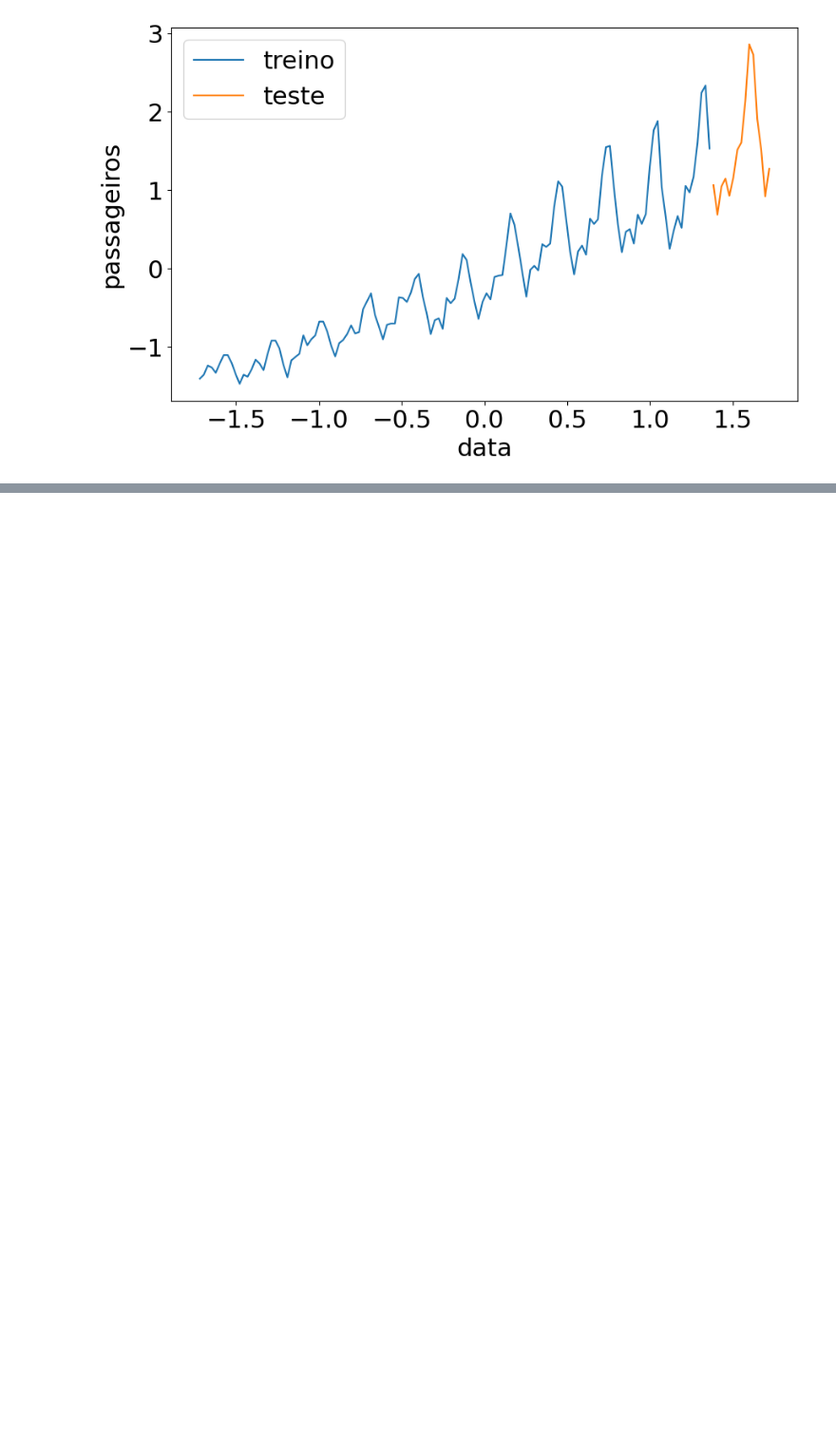
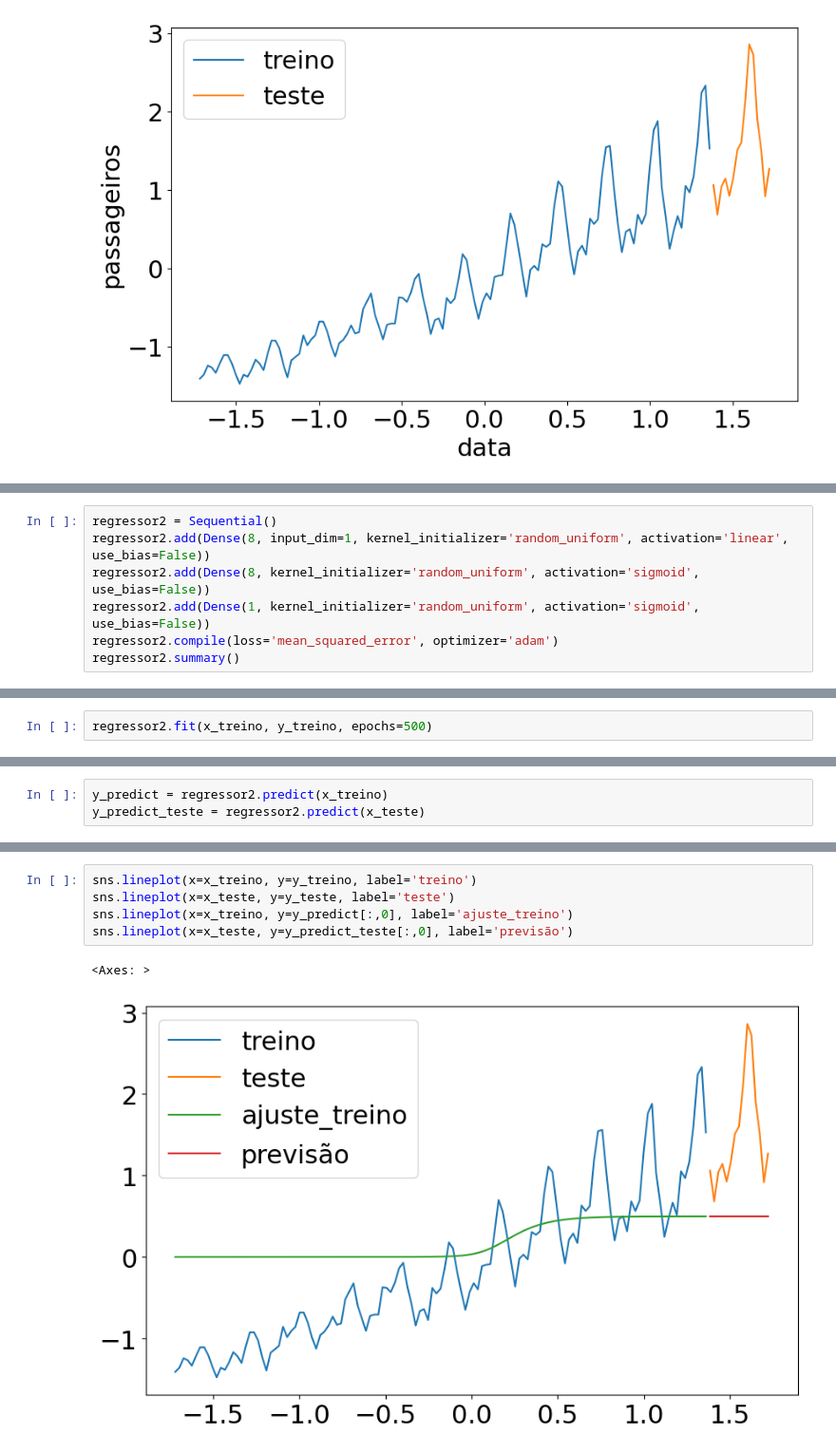
Before and after one commit to C3P0gan/Tutorials, a Jupyter notebook: Alura/Formacao_Machine_Learning_Avancada/Deep_Learning_Previsao_com_Keras/previsao.ipynb, the cells around one changed output, grey strips where cells are left out. Shown at 95% size. Saved outputs shown, nothing was run; the diff lists cells and outputs as text; blank space fills up the shorter version.

```diff
--- a/Alura/Formacao_Machine_Learning_Avancada/Deep_Learning_Previsao_com_Keras/previsao.ipynb
+++ b/Alura/Formacao_Machine_Learning_Avancada/Deep_Learning_Previsao_com_Keras/previsao.ipynb
@@ -58,0 +145,7 @@ sns.lineplot(x=x_teste, y=y_teste, label='teste')
+# %%
+regressor2 = Sequential()
+regressor2.add(Dense(8, input_dim=1, kernel_initializer='random_uniform', activation='linear', use_bias=False))
+regressor2.add(Dense(8, kernel_initializer='random_uniform', activation='sigmoid', use_bias=False))
+regressor2.add(Dense(1, kernel_initializer='random_uniform', activation='sigmoid', use_bias=False))
+regressor2.compile(loss='mean_squared_error', optimizer='adam')
+regressor2.summary()
@@ -58,0 +166,2 @@ sns.lineplot(x=x_teste, y=y_teste, label='teste')
+# %%
+regressor2.fit(x_treino, y_treino, epochs=500)
@@ -58,0 +187,3 @@ sns.lineplot(x=x_teste, y=y_teste, label='teste')
+# %%
+y_predict = regressor2.predict(x_treino)
+y_predict_teste = regressor2.predict(x_teste)
@@ -58,0 +193,8 @@ sns.lineplot(x=x_teste, y=y_teste, label='teste')
+# %%
+sns.lineplot(x=x_treino, y=y_treino, label='treino')
+sns.lineplot(x=x_teste, y=y_teste, label='teste')
+sns.lineplot(x=x_treino, y=y_predict[:,0], label='ajuste_treino')
+sns.lineplot(x=x_teste, y=y_predict_teste[:,0], label='previsão')
+# %% [output]
+<Axes: >
+[figure, added]
```
Also changed, not shown: parts of 23 cells of this notebook.
